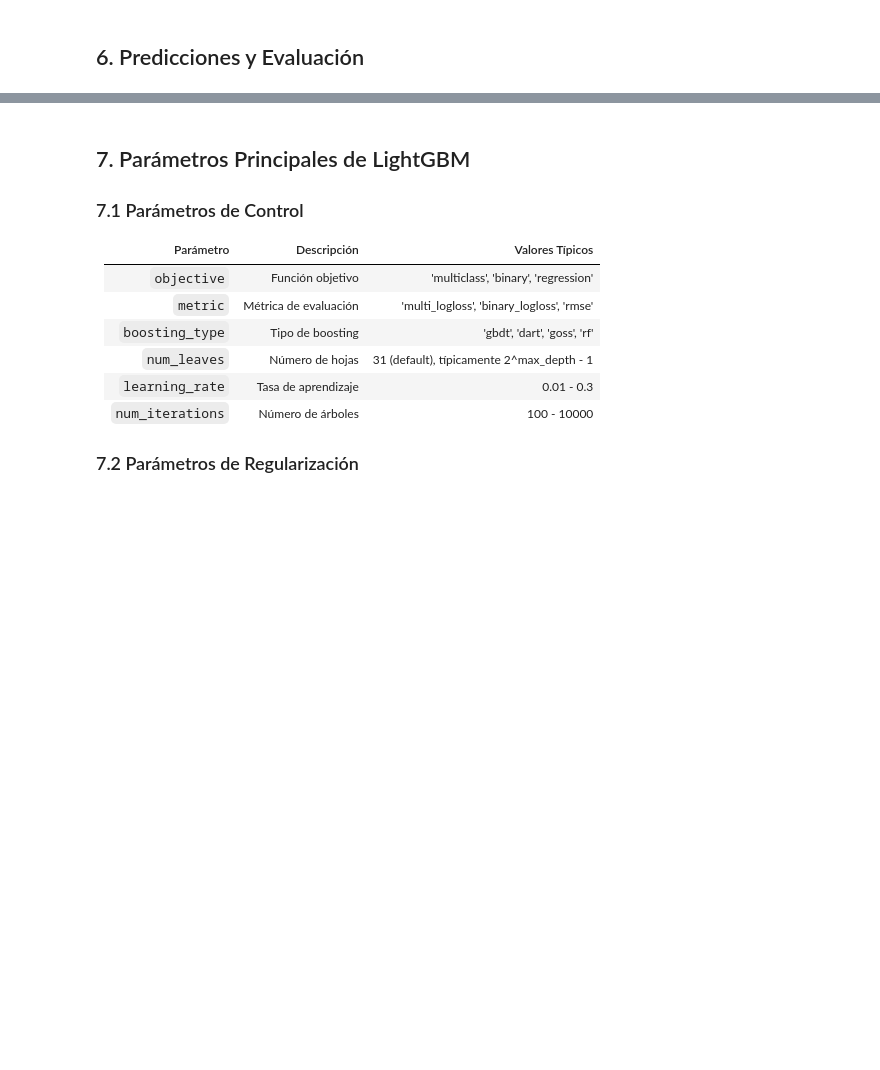
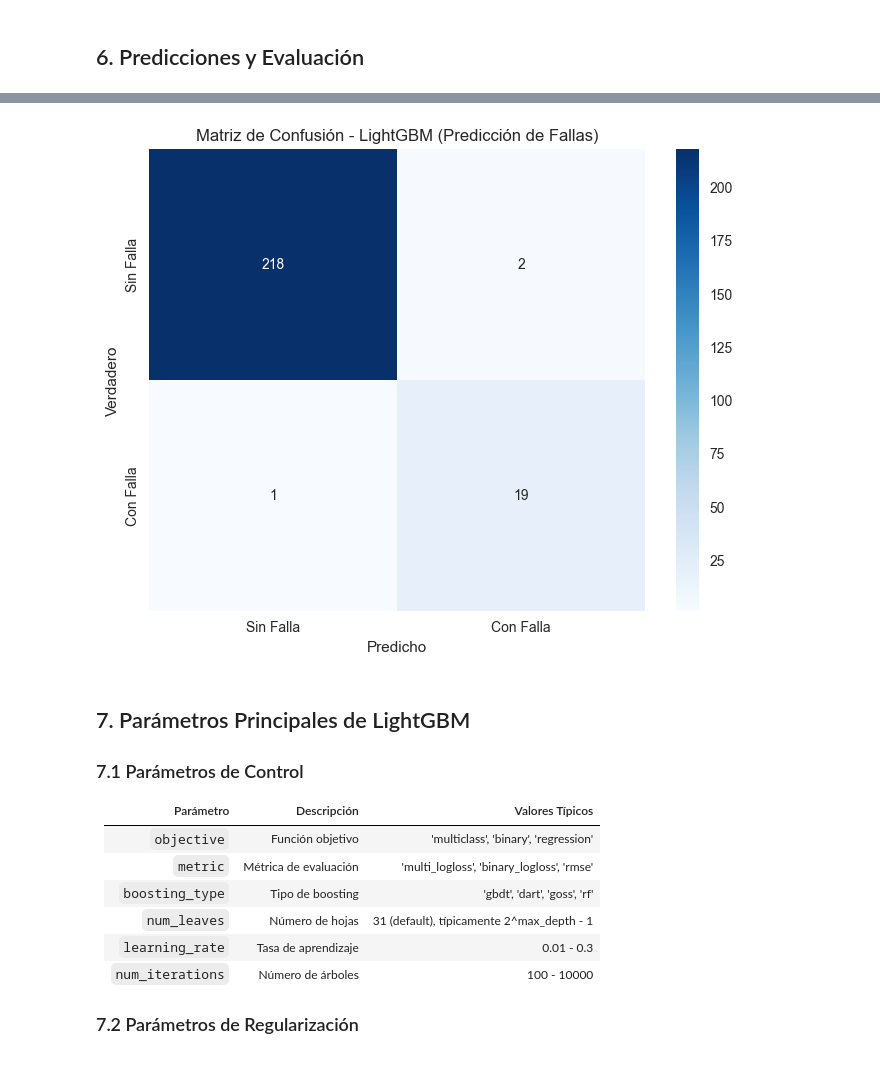
Before and after one commit to carlosrosan/palantir_webapp, a Jupyter notebook: Ingelearn_curso_mtto_predictivo/04_lightgbm_introduccion.ipynb, the cells around one changed output, grey strips where cells are left out. Cells and saved outputs as stored; diff of their text form; code cells hidden in the pictures; blank space fills up the shorter version.

```diff
--- a/Ingelearn_curso_mtto_predictivo/04_lightgbm_introduccion.ipynb
+++ b/Ingelearn_curso_mtto_predictivo/04_lightgbm_introduccion.ipynb
@@ -102,7 +204,8 @@ print(f"Datos de prueba: {X_test.shape}")
 # %%
 # Crear Dataset de LightGBM
 # LightGBM requiere un formato especial de Dataset
-train_data = lgb.Dataset(X_train, label=y_train)
-test_data = lgb.Dataset(X_test, label=y_test, reference=train_data)
+train_data = lgb.Dataset(X_train_scaled, label=y_train)
+test_data = lgb.Dataset(X_test_scaled, label=y_test, reference=train_data)
 
 print("Datasets de LightGBM creados correctamente")
+print(f"Features: {list(X_train_scaled.columns)[:5]}... (total: {len(X_train_scaled.columns)})")
@@ -109,18 +215,23 @@ print("Datasets de LightGBM creados correctamente")
 # %%
-# Parámetros básicos de LightGBM
+# Parámetros básicos de LightGBM para clasificación binaria (faliure: 0/1)
+# Calculamos scale_pos_weight para manejar el desbalance de clases
+n_neg = np.sum(y_train == 0)
+n_pos = np.sum(y_train == 1)
+scale_pos_weight = n_neg / n_pos if n_pos > 0 else 1
+
 params = {
-    'objective': 'multiclass',  # Para clasificación multiclase
-    'num_class': 4,  # Número de clases
-    'metric': 'multi_logloss',  # Métrica de evaluación
+    'objective': 'binary',  # Para clasificación binaria (faliure: 0/1)
+    'metric': 'binary_logloss',  # Métrica de evaluación para binario
     'boosting_type': 'gbdt',  # Gradient Boosting Decision Tree
     'num_leaves': 31,  # Número de hojas (importante para controlar complejidad)
     'learning_rate': 0.05,  # Tasa de aprendizaje
     'feature_fraction': 0.9,  # Fracción de características a usar en cada árbol
     'bagging_fraction': 0.8,  # Fracción de datos a usar en cada árbol
     'bagging_freq': 5,  # Frecuencia de bagging
+    'scale_pos_weight': scale_pos_weight,  # Manejar desbalance de clases
     'verbose': 0  # Silenciar output
 }
 
-print("Parámetros configurados:")
+print("Parámetros configurados para predicción de fallas (binario):")
 for key, value in params.items():
     print(f"  {key}: {value}")
@@ -142,13 +283,13 @@ print("\nModelo entrenado correctamente")
 # %% [markdown]
 ## 6. Predicciones y Evaluación
 # %%
-# Hacer predicciones
-y_pred = model.predict(X_test, num_iteration=model.best_iteration)
-y_pred_class = np.argmax(y_pred, axis=1)  # Convertir probabilidades a clases
+# Hacer predicciones (clasificación binaria)
+y_pred_proba = model.predict(X_test_scaled, num_iteration=model.best_iteration)
+y_pred_class = (y_pred_proba > 0.5).astype(int)  # Umbral de 0.5 para clasificación binaria
 
 # Evaluar
 accuracy = accuracy_score(y_test, y_pred_class)
 print(f"Accuracy: {accuracy:.4f}")
 
 print("\nClassification Report:")
-print(classification_report(y_test, y_pred_class))
+print(classification_report(y_test, y_pred_class, target_names=['Sin Falla (0)', 'Con Falla (1)']))
@@ -155,13 +308,17 @@ print(classification_report(y_test, y_pred_class))
 # %%
-# Matriz de confusión
+# Matriz de confusión para predicción de fallas
 cm = confusion_matrix(y_test, y_pred_class)
 
 plt.figure(figsize=(8, 6))
-sns.heatmap(cm, annot=True, fmt='d', cmap='Blues')
-plt.title('Matriz de Confusión - LightGBM')
+sns.heatmap(cm, annot=True, fmt='d', cmap='Blues',
+            xticklabels=['Sin Falla', 'Con Falla'],
+            yticklabels=['Sin Falla', 'Con Falla'])
+plt.title('Matriz de Confusión - LightGBM (Predicción de Fallas)')
 plt.ylabel('Verdadero')
 plt.xlabel('Predicho')
 plt.show()
+# %% [output]
+[figure, added]
 # %% [markdown]
 ## 7. Parámetros Principales de LightGBM
 
```
Also changed, not shown: parts of 15 cells of this notebook, 16 other files.
